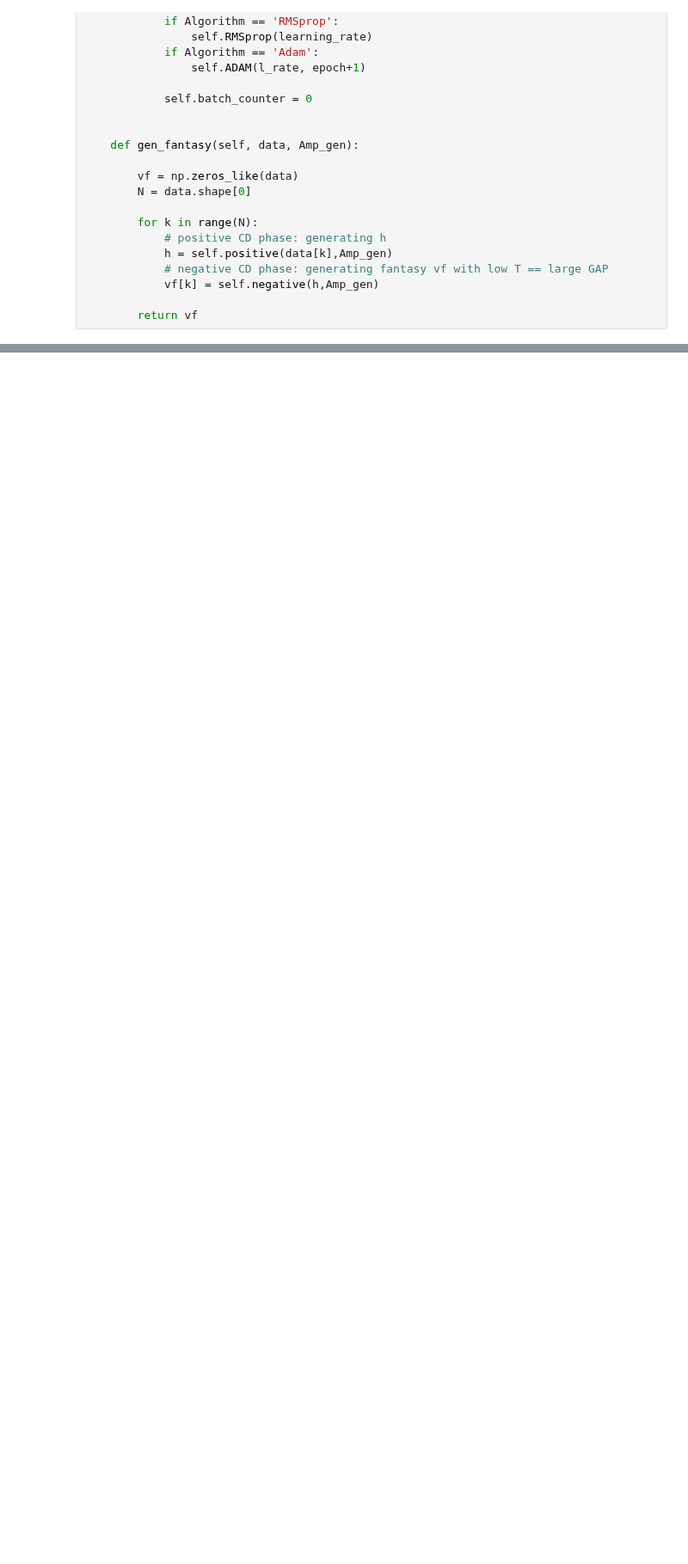
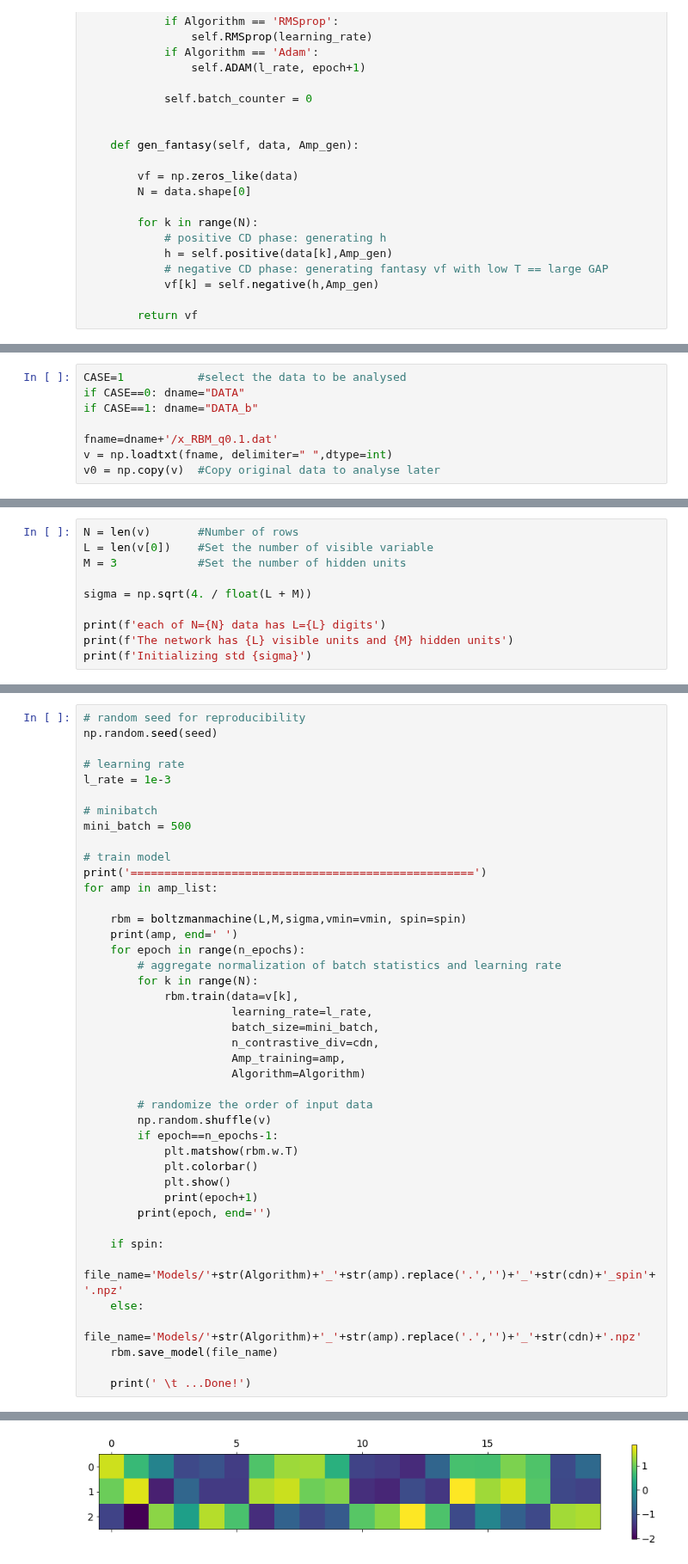
Before and after one commit to threeblueonebrowneyes/lcpb-homework, a Jupyter notebook: HW_02/Unified_group2305_exercise2.ipynb, the cells around one changed output, grey strips where cells are left out. Shown at 86% size. Cells and saved outputs as stored; diff of their text form; blank space fills up the shorter version.

```diff
--- a/HW_02/Unified_group2305_exercise2.ipynb
+++ b/HW_02/Unified_group2305_exercise2.ipynb
@@ -284,0 +295,8 @@ class boltzmanmachine:
+# %%
+CASE=1           #select the data to be analysed
+if CASE==0: dname="DATA"
+if CASE==1: dname="DATA_b"
+
+fname=dname+'/x_RBM_q0.1.dat'
+v = np.loadtxt(fname, delimiter=" ",dtype=int)
+v0 = np.copy(v)  #Copy original data to analyse later
@@ -284,0 +305,10 @@ class boltzmanmachine:
+# %%
+N = len(v)       #Number of rows
+L = len(v[0])    #Set the number of visible variable
+M = 3            #Set the number of hidden units
+
+sigma = np.sqrt(4. / float(L + M))
+
+print(f'each of N={N} data has L={L} digits')
+print(f'The network has {L} visible units and {M} hidden units')
+print(f'Initializing std {sigma}')
@@ -284,0 +345,43 @@ class boltzmanmachine:
+# %%
+# random seed for reproducibility
+np.random.seed(seed)
+
+# learning rate
+l_rate = 1e-3
+
+# minibatch
+mini_batch = 500
+
+# train model
+print('===================================================')
+for amp in amp_list:
+
+    rbm = boltzmanmachine(L,M,sigma,vmin=vmin, spin=spin)
+    print(amp, end=' ')
+    for epoch in range(n_epochs):
+        # aggregate normalization of batch statistics and learning rate
+        for k in range(N):
+            rbm.train(data=v[k],
+                      learning_rate=l_rate,
+                      batch_size=mini_batch,
+                      n_contrastive_div=cdn,
+                      Amp_training=amp,
+                      Algorithm=Algorithm)
+
+        # randomize the order of input data
+        np.random.shuffle(v)
+        if epoch==n_epochs-1:
+            plt.matshow(rbm.w.T)
+            plt.colorbar()
+            plt.show()
+            print(epoch+1)
+        print(epoch, end='')
+
+    if spin:
+        file_name='Models/'+str(Algorithm)+'_'+str(amp).replace('.','')+'_'+str(cdn)+'_spin'+'.npz'
+    else:
+        file_name='Models/'+str(Algorithm)+'_'+str(amp).replace('.','')+'_'+str(cdn)+'.npz'
+    rbm.save_model(file_name)
+
+    print(' \t ...Done!')
+# %% [output]
@@ -284,0 +390 @@ class boltzmanmachine:
+[figure, added]
```
Also changed, not shown: parts of 28 cells of this notebook.
